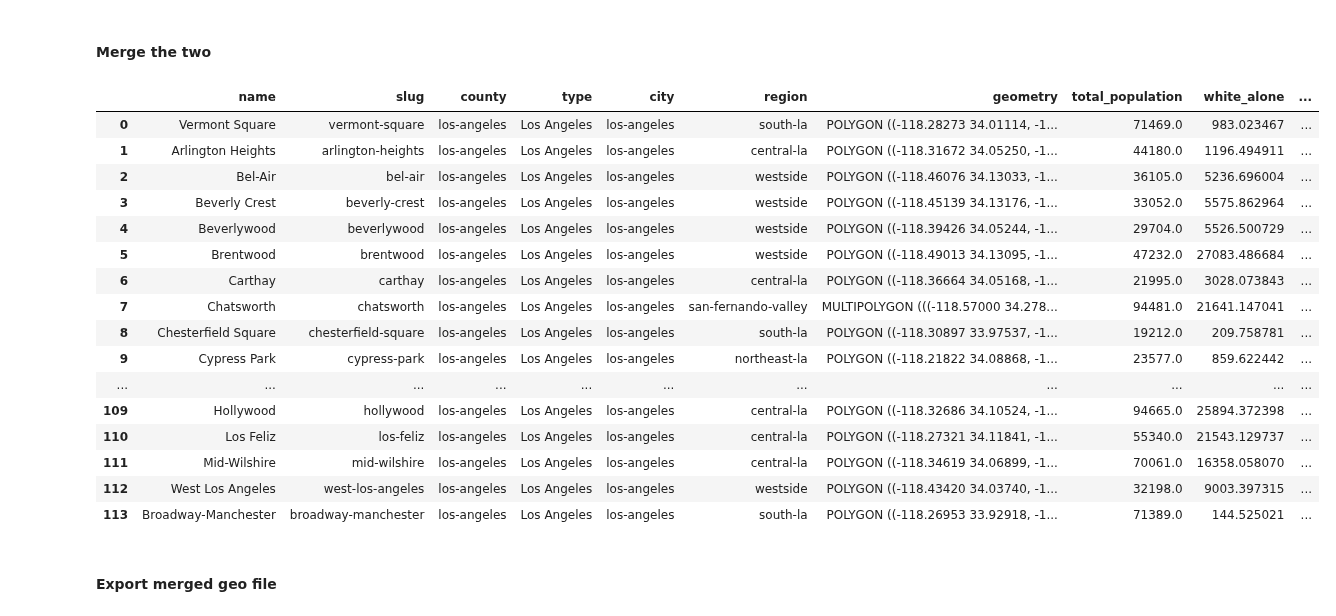
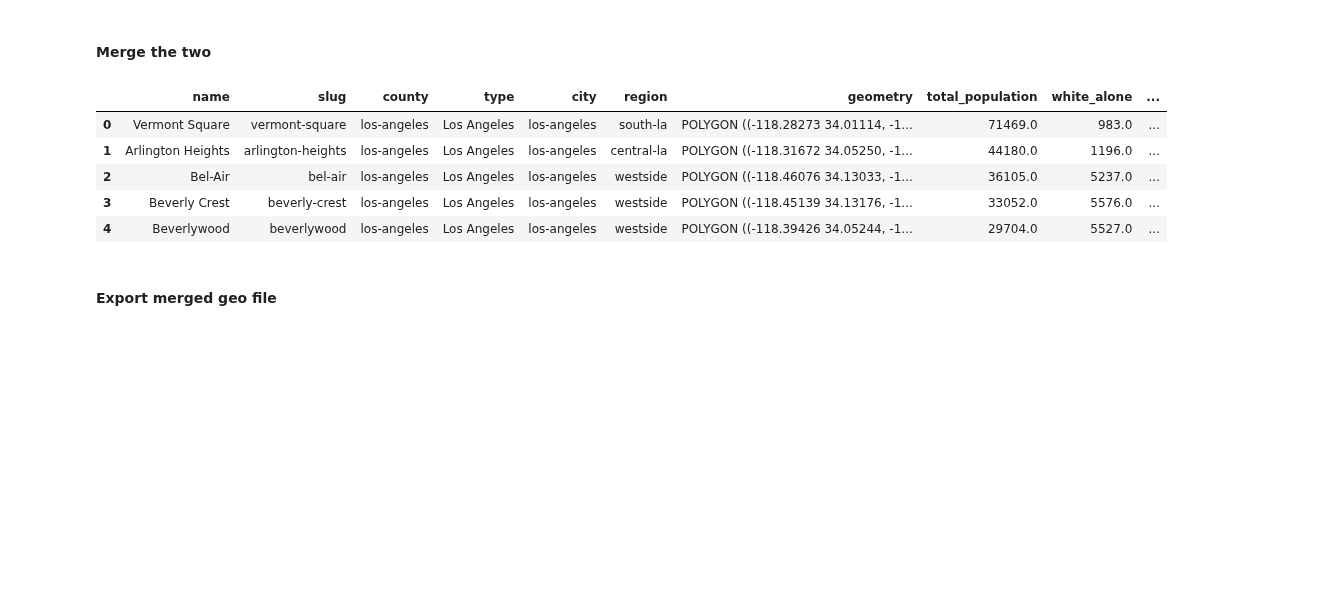
Before and after one commit to stiles/usc, a Jupyter notebook: notebooks/15-mapping-exercise.ipynb, the cells around one changed output. Cells and saved outputs as stored; diff of their text form; code cells hidden in the pictures; blank space fills up the shorter version.

Commit message:
neighborhood demographics data

```diff
--- a/notebooks/15-mapping-exercise.ipynb
+++ b/notebooks/15-mapping-exercise.ipynb
@@ -178,0 +136,2 @@ whites_la_df.head()
+# %%
+whites_la_df = pd.read_csv("../data/processed/la_neighborhood_demographics.csv")
@@ -196,25 +164,14 @@ la_hoods_gdf.head()
 # %%
 la_hoods_race_gdf = pd.merge(la_hoods_gdf, whites_la_df, on="name")
 # %%
-la_hoods_race_gdf
+la_hoods_race_gdf.head()
 # %% [output]
 |  | name | slug | county | type | city | region | geometry | total_population | white_alone | ... |
-| 0 | Vermont Square | vermont-square | los-angeles | Los Angeles | los-angeles | south-la | POLYGON ((-118.28273 34.01114, -1... | 71469.0 | 983.023467 | ... |
-| 1 | Arlington Heights | arlington-heights | los-angeles | Los Angeles | los-angeles | central-la | POLYGON ((-118.31672 34.05250, -1... | 44180.0 | 1196.494911 | ... |
-| 2 | Bel-Air | bel-air | los-angeles | Los Angeles | los-angeles | westside | POLYGON ((-118.46076 34.13033, -1... | 36105.0 | 5236.696004 | ... |
-| 3 | Beverly Crest | beverly-crest | los-angeles | Los Angeles | los-angeles | westside | POLYGON ((-118.45139 34.13176, -1... | 33052.0 | 5575.862964 | ... |
-| 4 | Beverlywood | beverlywood | los-angeles | Los Angeles | los-angeles | westside | POLYGON ((-118.39426 34.05244, -1... | 29704.0 | 5526.500729 | ... |
-| 5 | Brentwood | brentwood | los-angeles | Los Angeles | los-angeles | westside | POLYGON ((-118.49013 34.13095, -1... | 47232.0 | 27083.486684 | ... |
-| 6 | Carthay | carthay | los-angeles | Los Angeles | los-angeles | central-la | POLYGON ((-118.36664 34.05168, -1... | 21995.0 | 3028.073843 | ... |
-| 7 | Chatsworth | chatsworth | los-angeles | Los Angeles | los-angeles | san-fernando-valley | MULTIPOLYGON (((-118.57000 34.278... | 94481.0 | 21641.147041 | ... |
-| 8 | Chesterfield Square | chesterfield-square | los-angeles | Los Angeles | los-angeles | south-la | POLYGON ((-118.30897 33.97537, -1... | 19212.0 | 209.758781 | ... |
-| 9 | Cypress Park | cypress-park | los-angeles | Los Angeles | los-angeles | northeast-la | POLYGON ((-118.21822 34.08868, -1... | 23577.0 | 859.622442 | ... |
-| ... | ... | ... | ... | ... | ... | ... | ... | ... | ... | ... |
-| 109 | Hollywood | hollywood | los-angeles | Los Angeles | los-angeles | central-la | POLYGON ((-118.32686 34.10524, -1... | 94665.0 | 25894.372398 | ... |
-| 110 | Los Feliz | los-feliz | los-angeles | Los Angeles | los-angeles | central-la | POLYGON ((-118.27321 34.11841, -1... | 55340.0 | 21543.129737 | ... |
-| 111 | Mid-Wilshire | mid-wilshire | los-angeles | Los Angeles | los-angeles | central-la | POLYGON ((-118.34619 34.06899, -1... | 70061.0 | 16358.058070 | ... |
-| 112 | West Los Angeles | west-los-angeles | los-angeles | Los Angeles | los-angeles | westside | POLYGON ((-118.43420 34.03740, -1... | 32198.0 | 9003.397315 | ... |
-| 113 | Broadway-Manchester | broadway-manchester | los-angeles | Los Angeles | los-angeles | south-la | POLYGON ((-118.26953 33.92918, -1... | 71389.0 | 144.525021 | ... |
+| 0 | Vermont Square | vermont-square | los-angeles | Los Angeles | los-angeles | south-la | POLYGON ((-118.28273 34.01114, -1... | 71469.0 | 983.0 | ... |
+| 1 | Arlington Heights | arlington-heights | los-angeles | Los Angeles | los-angeles | central-la | POLYGON ((-118.31672 34.05250, -1... | 44180.0 | 1196.0 | ... |
+| 2 | Bel-Air | bel-air | los-angeles | Los Angeles | los-angeles | westside | POLYGON ((-118.46076 34.13033, -1... | 36105.0 | 5237.0 | ... |
+| 3 | Beverly Crest | beverly-crest | los-angeles | Los Angeles | los-angeles | westside | POLYGON ((-118.45139 34.13176, -1... | 33052.0 | 5576.0 | ... |
+| 4 | Beverlywood | beverlywood | los-angeles | Los Angeles | los-angeles | westside | POLYGON ((-118.39426 34.05244, -1... | 29704.0 | 5527.0 | ... |
 # %% [markdown]
 #### Export merged geo file
 # %%
```
Also changed, not shown: parts of 6 cells of this notebook, 2 other files.
